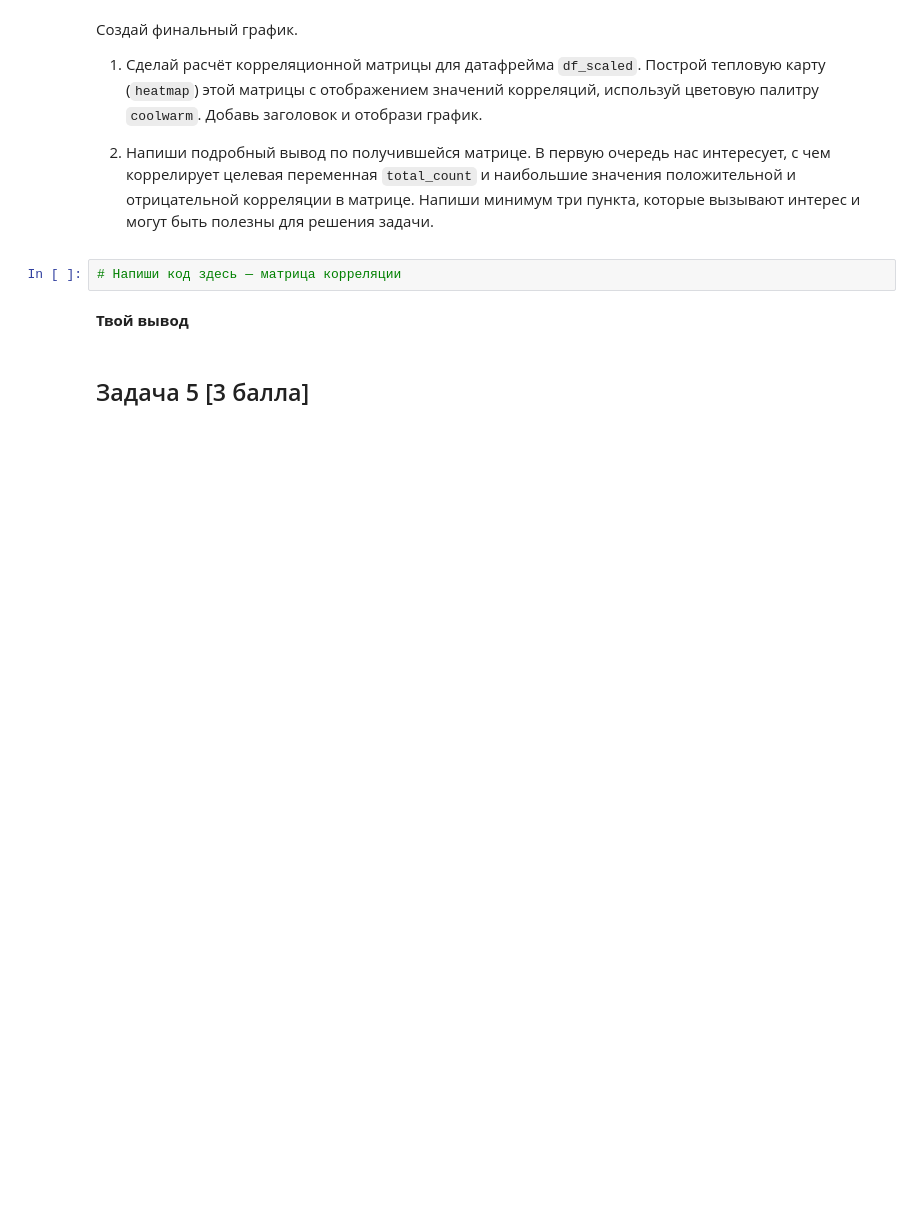
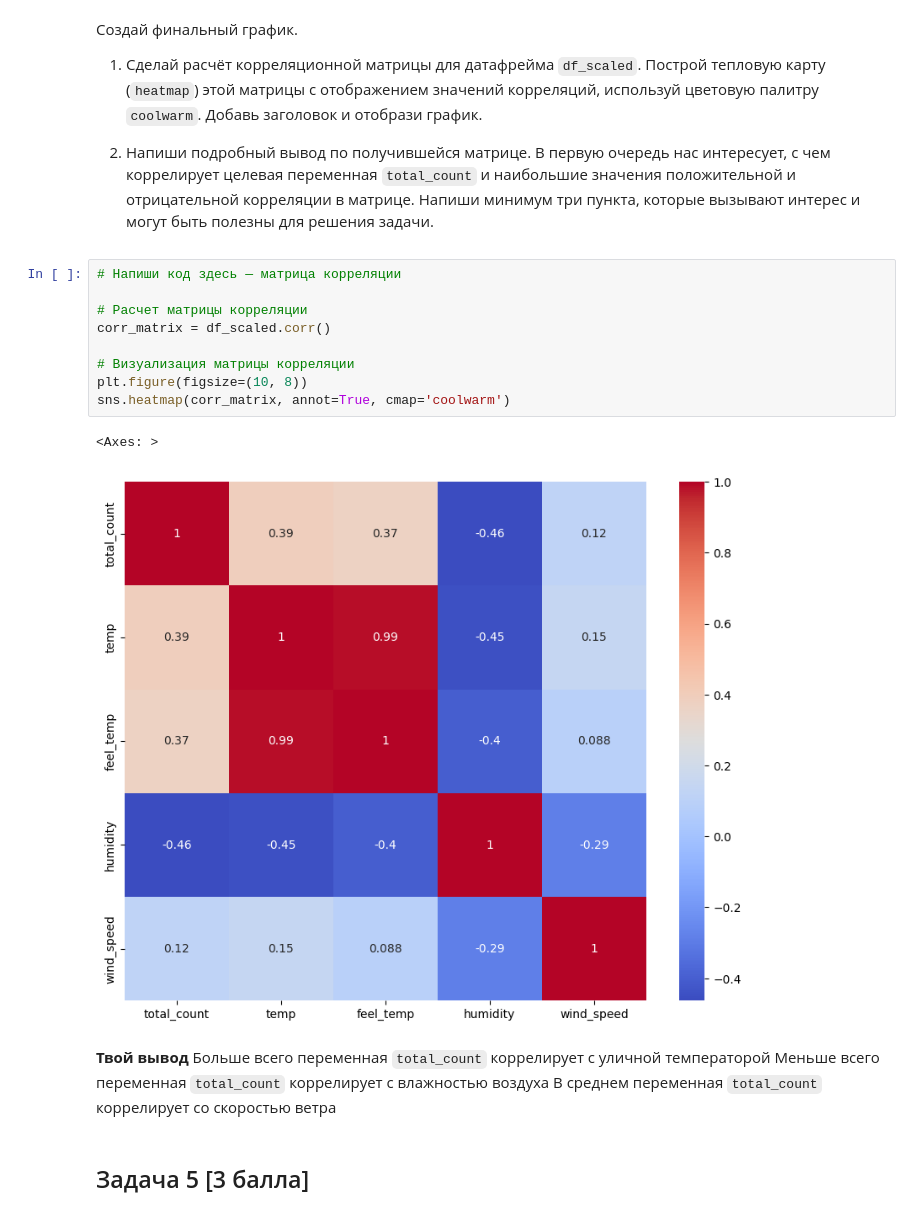
Before and after one commit to dchurikov1983/msc-ml-online-autumn-2026, a Jupyter notebook: W1 ML Project Lifecycle Regression Metrics/Week 1 ML Homework_done.ipynb, the cells around one changed output. Cells and saved outputs as stored; diff of their text form; blank space fills up the shorter version.

```diff
--- a/W1 ML Project Lifecycle Regression Metrics/Week 1 ML Homework.ipynb
+++ b/W1 ML Project Lifecycle Regression Metrics/Week 1 ML Homework_done.ipynb
@@ -450,10 +468,23 @@ df_scaled = pd.DataFrame(df_scaled, columns=['total_count', 'temp', 'feel_temp',
 1. Сделай расчёт корреляционной матрицы для датафрейма `df_scaled`. Построй тепловую карту (`heatmap`) этой матрицы с отображением значений корреляций, используй цветовую палитру `coolwarm`. Добавь заголовок и отобрази график.
 
 2. Напиши подробный вывод по получившейся матрице. В первую очередь нас интересует, с чем коррелирует целевая переменная `total_count` и наибольшие значения положительной и отрицательной корреляции в матрице. Напиши минимум три пункта, которые вызывают интерес и могут быть полезны для решения задачи.
-# %%
-# Напиши код здесь — матрица корреляции
-# %% [markdown]
-**Твой вывод**
+# %%
+# Напиши код здесь — матрица корреляции
+
+# Расчет матрицы корреляции
+corr_matrix = df_scaled.corr()
+
+# Визуализация матрицы корреляции
+plt.figure(figsize=(10, 8))
+sns.heatmap(corr_matrix, annot=True, cmap='coolwarm')
+# %% [output]
+<Axes: >
+[figure, added]
+# %% [markdown]
+**Твой вывод**
+Больше всего переменная `total_count` коррелирует с уличной температорой
+Меньше всего переменная `total_count` коррелирует с влажностью воздуха
+В среднем переменная `total_count` коррелирует со скоростью ветра
 # %% [markdown]
 ## Задача 5 [3 балла]
 # %% [markdown]
```
Also changed, not shown: parts of 8 cells of this notebook.
